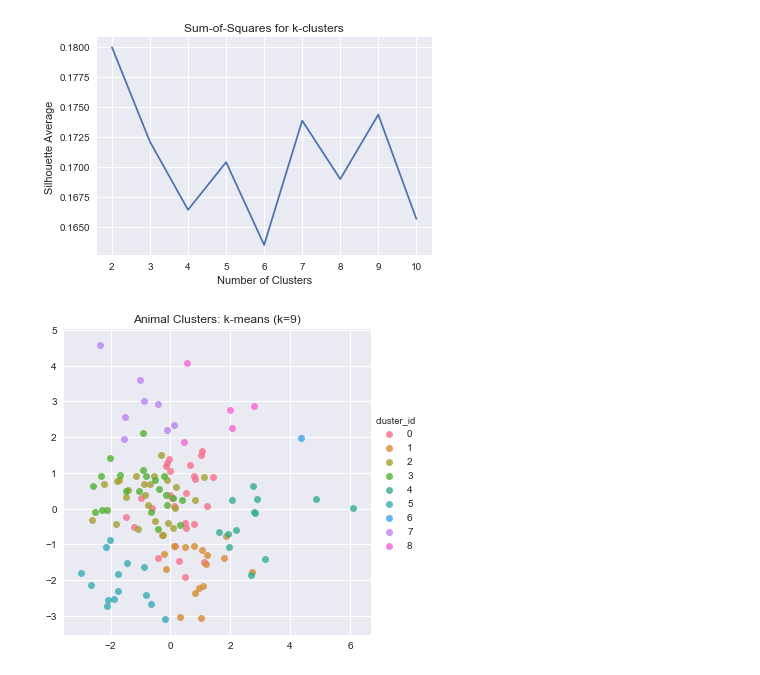
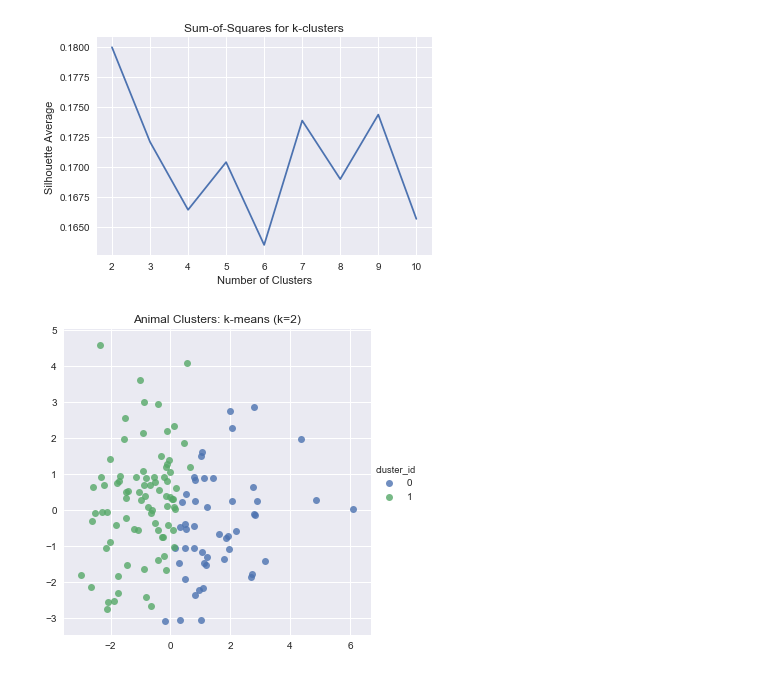
Before and after one commit to falaktheoptimist/happy-cows, a Jupyter notebook: notebooks/report-plot-generation/report-plot-pca-and-kmeans-cluster-analysis.ipynb, the cells around one changed output. Drawn from its saved outputs; the diff is of its cells as text; code cells hidden in the pictures.

Commit message:
updated images

```diff
--- a/notebooks/report-plot-generation/report-plot-pca-and-kmeans-cluster-analysis.ipynb
+++ b/notebooks/report-plot-generation/report-plot-pca-and-kmeans-cluster-analysis.ipynb
@@ -150,7 +150,7 @@ conduct_silhouette_average_analysis(scaled_data, k_max=11, title="Sum-of-Squares
 # %%
 from sklearn.decomposition import PCA
 
-def conduct_pca_and_kmeans_analysis(data, animal_ids, pca_components=2, n_clusters=5):
+def conduct_pca_and_kmeans_analysis(data, animal_ids, pca_components=2, n_clusters=2):
     random_state = 25
     pca_components = PCA(n_components=pca_components, random_state=random_state).fit_transform(data)
     cluster_labels = KMeans(n_clusters=n_clusters, random_state=random_state).fit_predict(data)
@@ -169,9 +169,9 @@ def conduct_pca_and_kmeans_analysis(data, animal_ids, pca_components=2, n_cluste
 
     return results
 # %%
-cluster_assignments = conduct_pca_and_kmeans_analysis(scaled_data, animal_ids, pca_components=2, n_clusters=9)
+cluster_assignments = conduct_pca_and_kmeans_analysis(scaled_data, animal_ids, pca_components=2, n_clusters=2)
 # %% [output]
-[figure, old version]
+[figure, new version]
 # %%
 def generate_profile_results(assignments, top_ids=[], bottom_ids=[]):
     cluster_results = []
```
Also changed, not shown: parts of 2 cells of this notebook, 10 other files.
